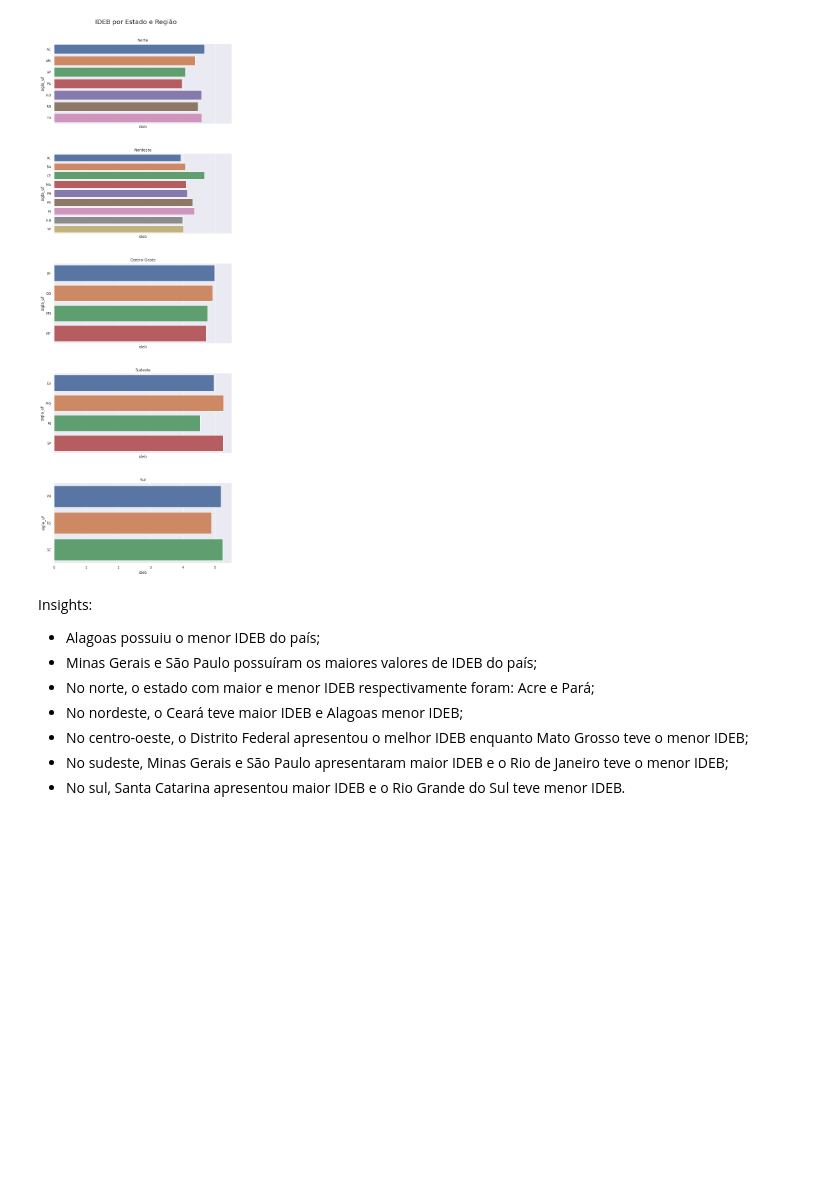
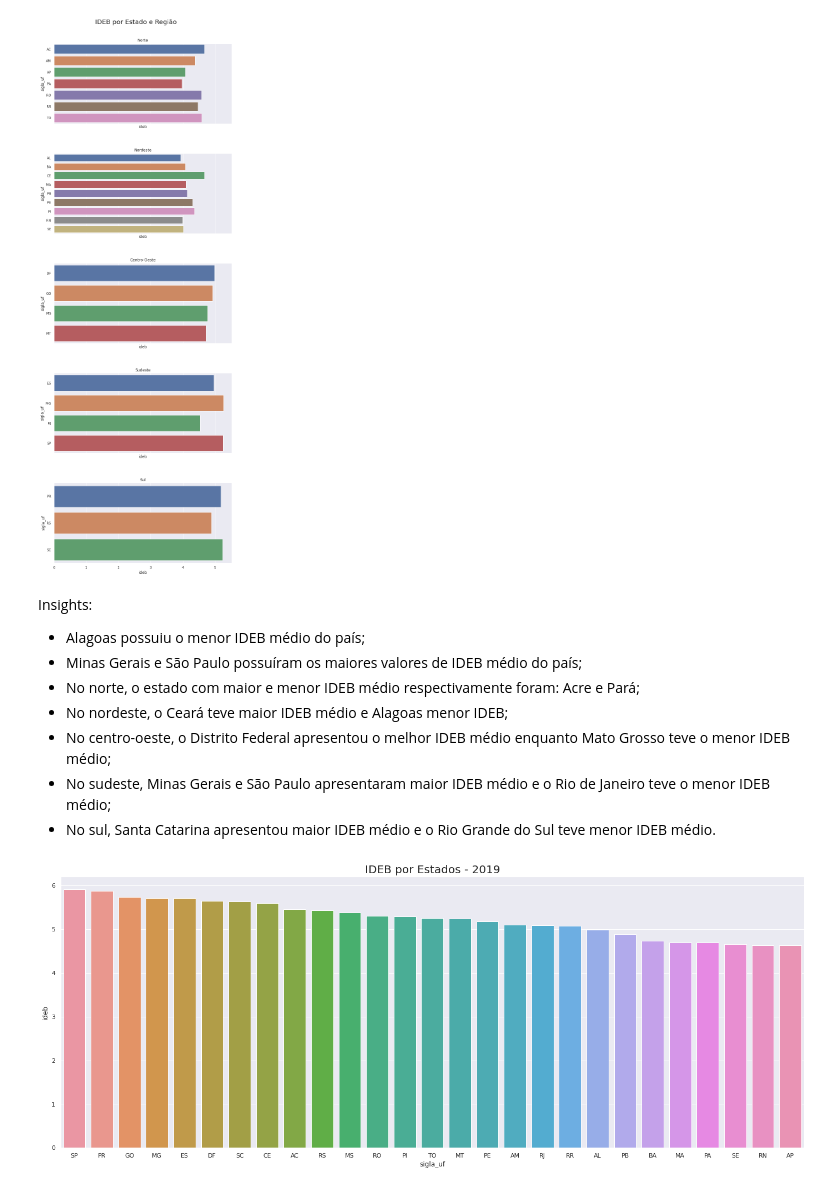
Before and after one commit to gustavolenin/-ndice-de-Desenvolvimento-da-Educa-o-B-sica-Ideb-, a Jupyter notebook: Índice_de_Desenvolvimento_da_Educação_Básica_(Ideb).ipynb, the cells around one changed output. Drawn from its saved outputs; the diff is of its cells as text; code cells hidden in the pictures; blank space fills up the shorter version.

```diff
--- a/Índice_de_Desenvolvimento_da_Educação_Básica_(Ideb).ipynb
+++ b/Índice_de_Desenvolvimento_da_Educação_Básica_(Ideb).ipynb
@@ -726,10 +706,15 @@ plot_top_uf_regiao(data_uf)
 [figure]
 # %% [markdown]
 Insights:
-* Alagoas possuiu o menor IDEB do país;
-* Minas Gerais e São Paulo possuíram os maiores valores de IDEB do país;
-* No norte, o estado com maior e menor IDEB respectivamente foram: Acre e Pará;
-* No nordeste, o Ceará teve maior IDEB e Alagoas menor IDEB;
-* No centro-oeste, o Distrito Federal apresentou o melhor IDEB enquanto Mato Grosso teve o menor IDEB;
-* No sudeste, Minas Gerais e São Paulo apresentaram maior IDEB e o Rio de Janeiro teve o menor IDEB;
-* No sul, Santa Catarina apresentou maior IDEB e o Rio Grande do Sul teve menor IDEB.
+* Alagoas possuiu o menor IDEB médio do país;
+* Minas Gerais e São Paulo possuíram os maiores valores de IDEB médio do país;
+* No norte, o estado com maior e menor IDEB médio respectivamente foram: Acre e Pará;
+* No nordeste, o Ceará teve maior IDEB médio e Alagoas menor IDEB;
+* No centro-oeste, o Distrito Federal apresentou o melhor IDEB médio enquanto Mato Grosso teve o menor IDEB médio;
+* No sudeste, Minas Gerais e São Paulo apresentaram maior IDEB médio e o Rio de Janeiro teve o menor IDEB médio;
+* No sul, Santa Catarina apresentou maior IDEB médio e o Rio Grande do Sul teve menor IDEB médio.
+# %%
+data_uf_2019 = df_uf[df_uf.ano == 2019].groupby('sigla_uf').mean().reset_index().sort_values(by='ideb', ascending = False)
+sns.barplot(data=data_uf_2019,x='sigla_uf',y='ideb').set_title('IDEB por Estados - 2019',size=20);
+# %% [output]
+[figure, added]
```
Also changed, not shown: parts of 14 cells of this notebook.
